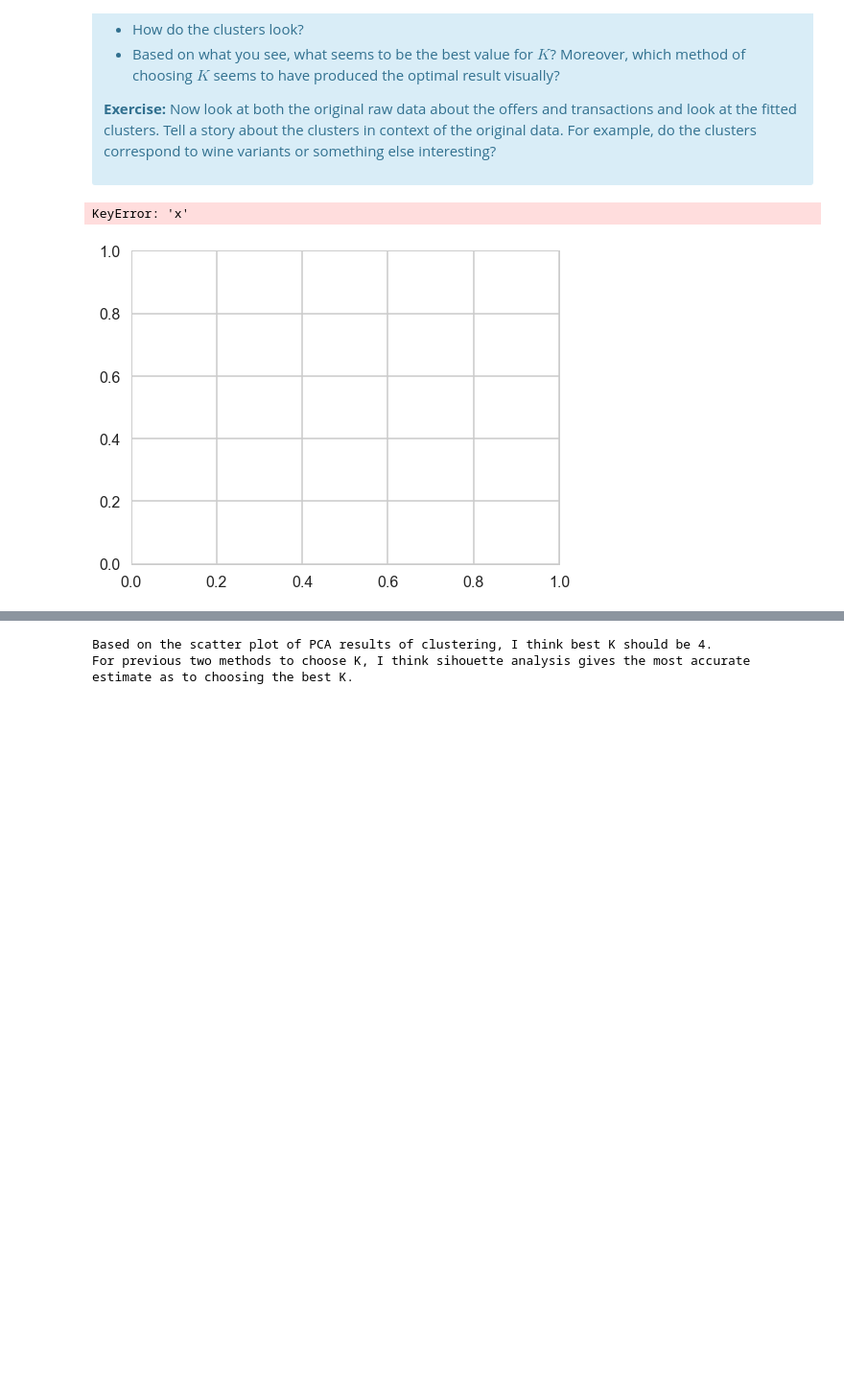
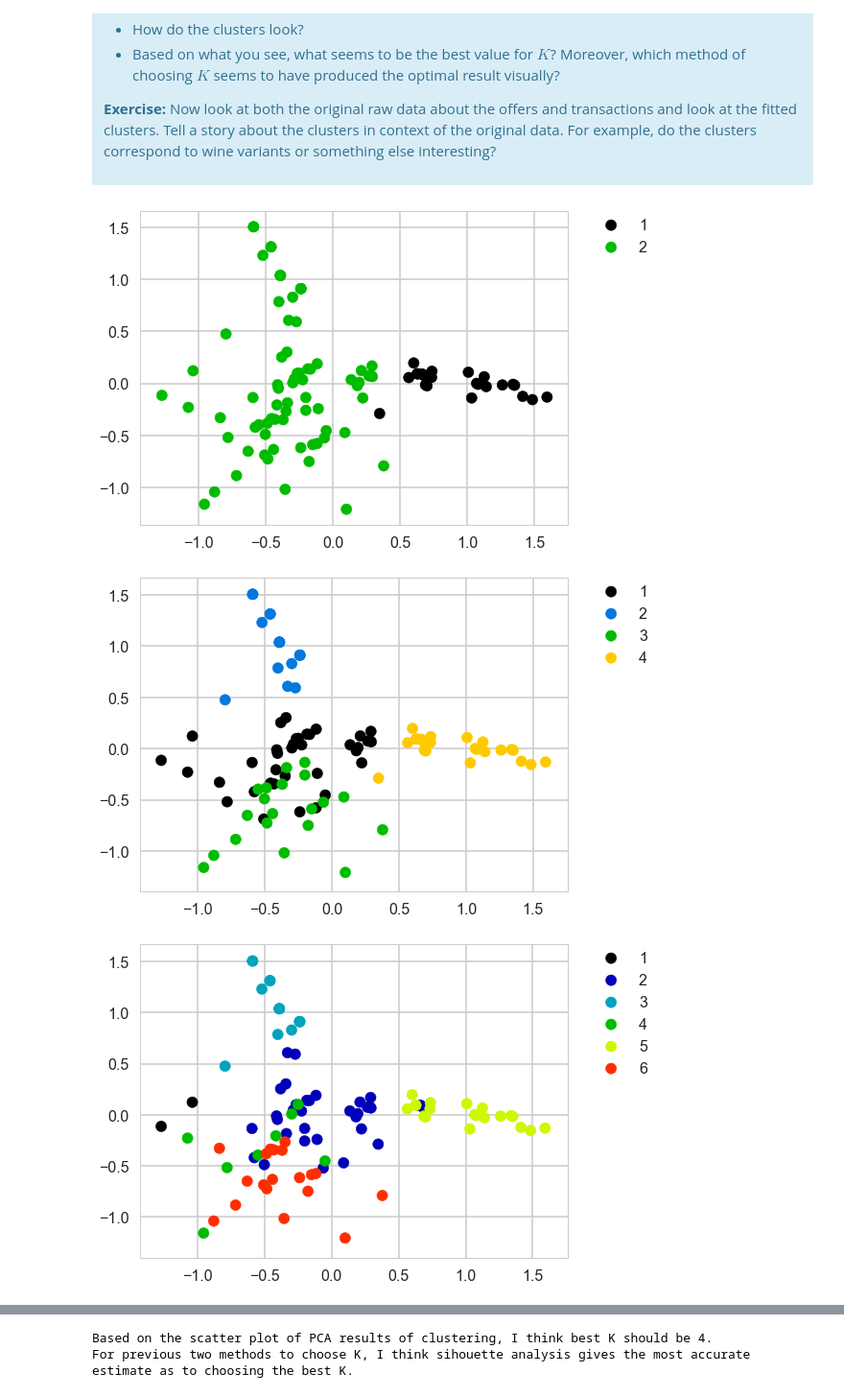
Before and after one commit to bxnxiong/Data-Science-Portfolio, a Jupyter notebook: Exercises/Mini_Project_Clustering.ipynb, the cells around one changed output, grey strips where cells are left out. Shown at 96% size. Drawn from its saved outputs; the diff is of its cells as text; code cells hidden in the pictures; blank space fills up the shorter version.

```diff
--- a/Exercises/Mini_Project_Clustering.ipynb
+++ b/Exercises/Mini_Project_Clustering.ipynb
@@ -276,27 +276,30 @@ This is only one use of PCA for dimension reduction. We can also use PCA when we
 # %%
 #your turn
 from sklearn.decomposition import PCA
 model = PCA(n_components=2)
 x,y = zip(*model.fit_transform(x_cols))
 new_table = customer_offer_table.copy()
+new_table['x']=x
+new_table['y']=y
 item_columns = new_table.columns[[range(32)]]
 new_table = new_table.drop(item_columns,axis=1)
 
 for chosen_k in K_grid:
 
     model = KMeans(n_clusters = chosen_k)
     model.fit_transform(x_cols)
     labels = model.labels_
     new_table['cluster_id'] = labels
     new_table.head()
 
     fig,ax = plt.subplots()
     for i in range(chosen_k):
         color = cm.spectral(new_table['cluster_id'][labels==i]/float(chosen_k))
         ax.scatter(new_table['x'][labels==i],new_table['y'][labels==i]
                 ,color=color
                 ,label=i)
     ax.legend(labels=range(1,chosen_k+1),bbox_to_anchor=(1.05, 1), loc=2, borderaxespad=0.)
 # %% [output]
-KeyError: 'x'
-[figure, old version]
+[figure, new version]
+[figure, added]
+[figure, added]
```
Also changed, not shown: parts of 3 cells of this notebook.
